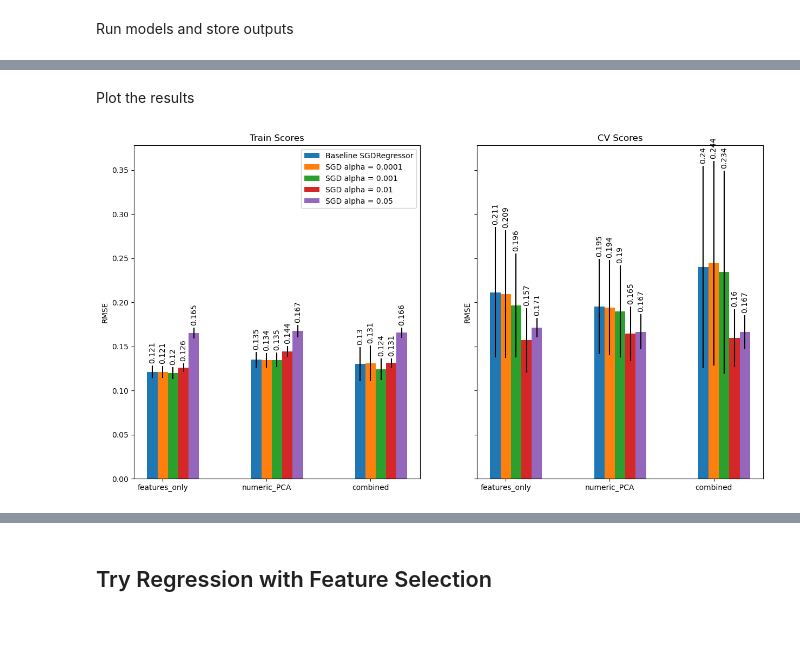
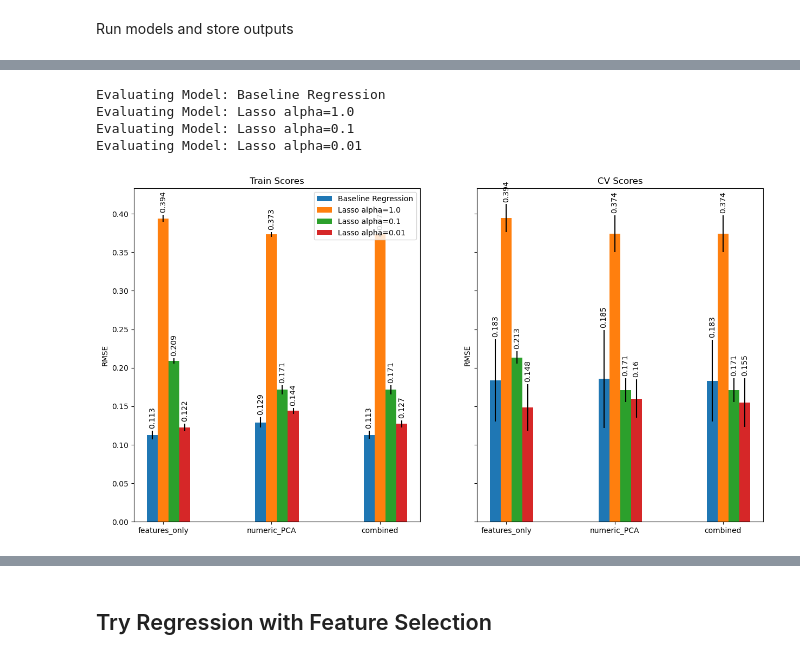
Before and after one commit to charlesbeacham/house_prices, a Jupyter notebook: housing.ipynb, the cells around one changed output, grey strips where cells are left out. Drawn from its saved outputs; the diff is of its cells as text; code cells hidden in the pictures; blank space fills up the shorter version.

```diff
--- a/housing.ipynb
+++ b/housing.ipynb
@@ -751,6 +689,24 @@ Evaluating Model: SGD alpha = 0.05
-# %% [markdown]
-Plot the results
-# %%
-plot_results(results, names, pipe_names)
-# %% [output]
-[figure, removed]
+# %%
+# iterate over models
+# this will be Lasso Regression.  For the baseline use LinearRegression as Lasso without regularization reduces to baseline simple linear regression
+classifier_tests = [
+    LinearRegression(),
+    Lasso(alpha=1.0),
+    Lasso(alpha=0.1),
+    Lasso(alpha=0.01),
+]
+names = [
+    "Baseline Regression",
+    "Lasso alpha=1.0",
+    "Lasso alpha=0.1",
+    "Lasso alpha=0.01",
+]
+
+results = iterate_over_models(classifier_tests, names, pipes, pipe_names)
+plot_results(results, names, pipe_names)
+# %% [output]
+Evaluating Model: Baseline Regression
+Evaluating Model: Lasso alpha=1.0
+Evaluating Model: Lasso alpha=0.1
+Evaluating Model: Lasso alpha=0.01
+[figure, added]
```
Also changed, not shown: parts of 9 cells of this notebook.
